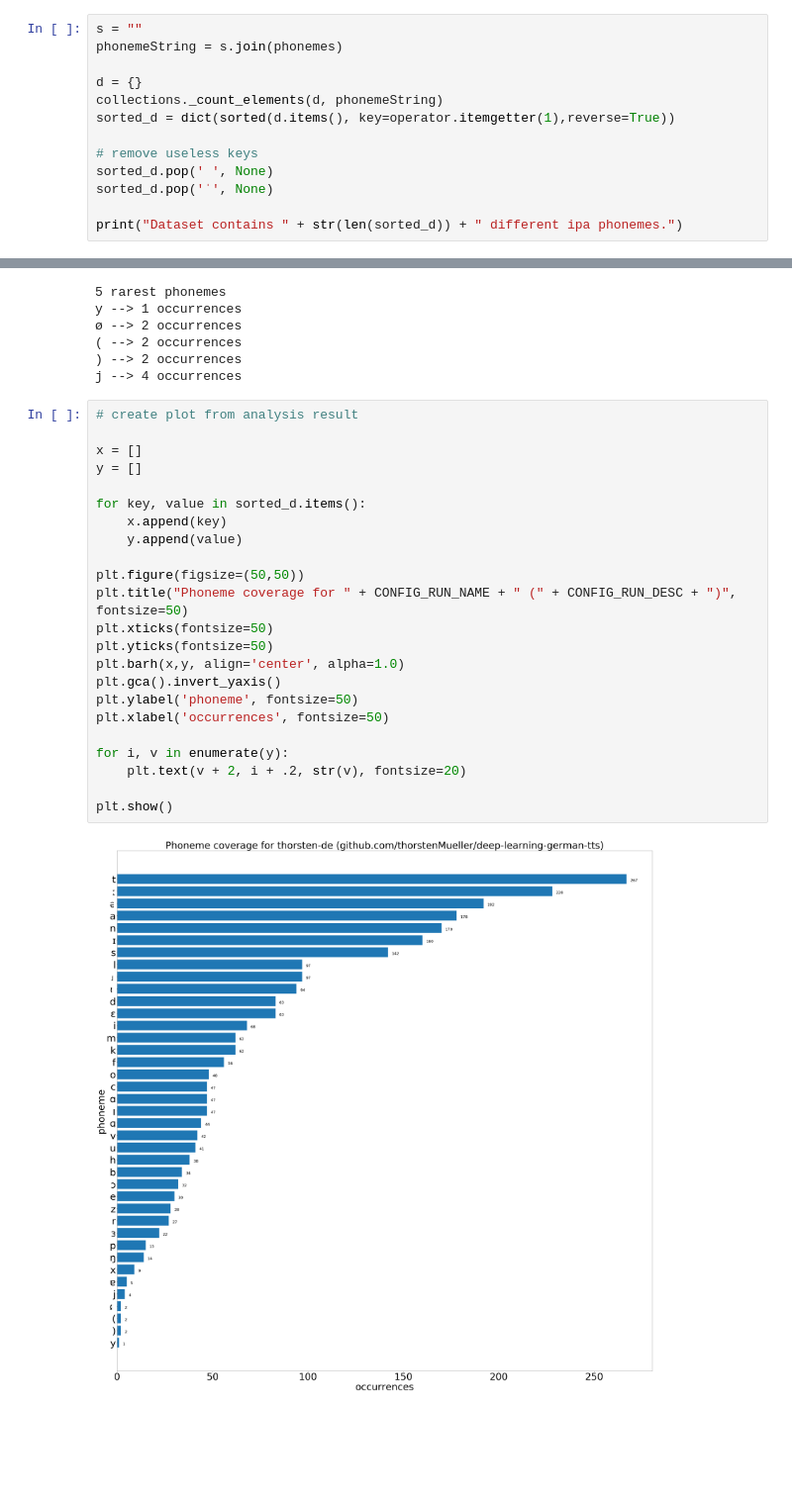
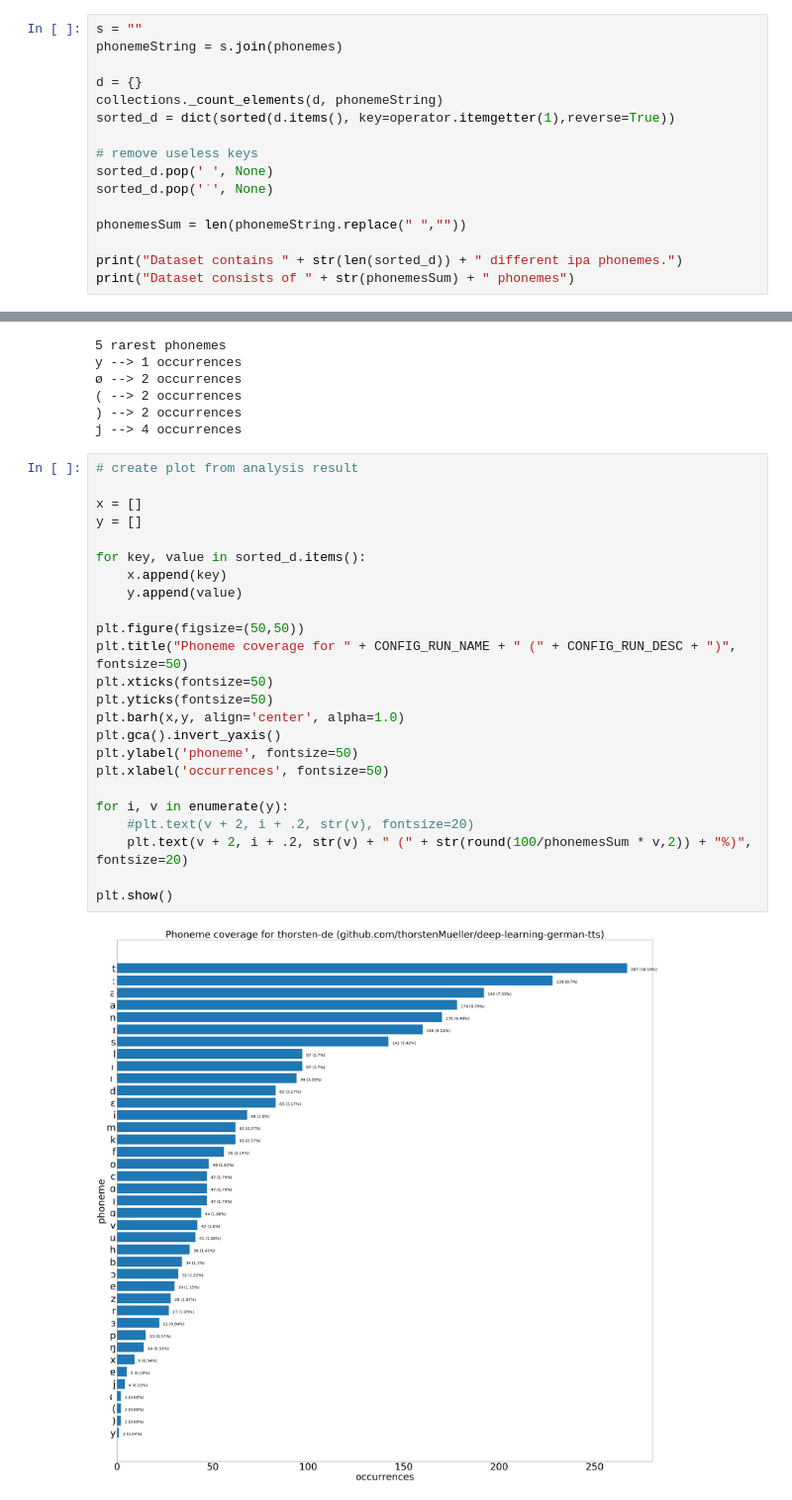
Before and after one commit to coqui-ai/TTS, a Jupyter notebook: dataset_analysis/PhonemeCoverage.ipynb, the cells around one changed output, grey strips where cells are left out. Shown at 99% size. Drawn from its saved outputs; the diff is of its cells as text; blank space fills up the shorter version.

Commit message:
Added phoneme frequency percentage in plot

```diff
--- a/dataset_analysis/PhonemeCoverage.ipynb
+++ b/dataset_analysis/PhonemeCoverage.ipynb
@@ -93,6 +93,9 @@ sorted_d = dict(sorted(d.items(), key=operator.itemgetter(1),reverse=True))
 sorted_d.pop(' ', None)
 sorted_d.pop('ˈ', None)
 
+phonemesSum = len(phonemeString.replace(" ",""))
+
 print("Dataset contains " + str(len(sorted_d)) + " different ipa phonemes.")
+print("Dataset consists of " + str(phonemesSum) + " phonemes")
 # %% [output]
 Dataset contains 39 different ipa phonemes.
@@ -112,25 +116,26 @@ j --> 4 occurrences
 # %%
 # create plot from analysis result
 
 x = []
 y = []
 
 for key, value in sorted_d.items():
     x.append(key)
     y.append(value)
 
 plt.figure(figsize=(50,50))
 plt.title("Phoneme coverage for " + CONFIG_RUN_NAME + " (" + CONFIG_RUN_DESC + ")", fontsize=50)
 plt.xticks(fontsize=50)
 plt.yticks(fontsize=50)
 plt.barh(x,y, align='center', alpha=1.0)
 plt.gca().invert_yaxis()
 plt.ylabel('phoneme', fontsize=50)
 plt.xlabel('occurrences', fontsize=50)
 
 for i, v in enumerate(y):
-    plt.text(v + 2, i + .2, str(v), fontsize=20)
+    #plt.text(v + 2, i + .2, str(v), fontsize=20)
+    plt.text(v + 2, i + .2, str(v) + " (" + str(round(100/phonemesSum * v,2)) + "%)", fontsize=20)
 
 plt.show()
 # %% [output]
-[figure, old version]
+[figure, new version]
```
Also changed, not shown: parts of 1 cell of this notebook.
